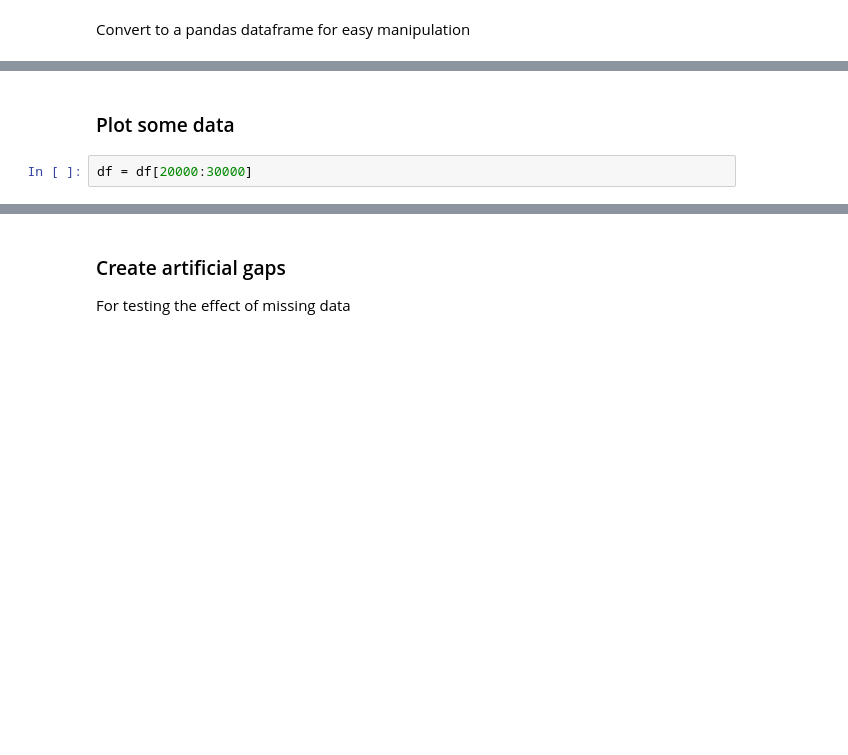
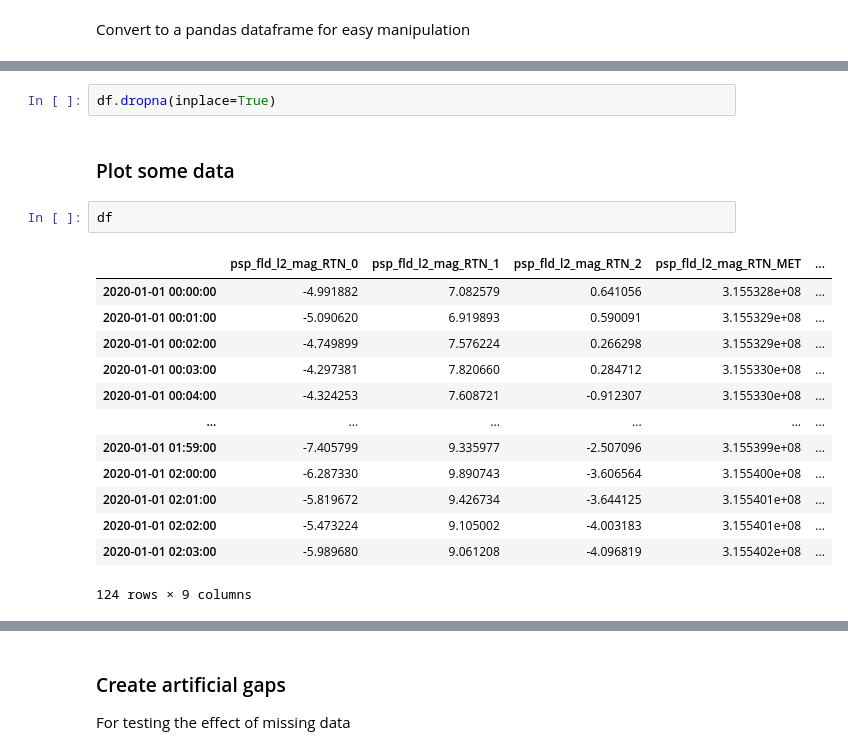
Before and after one commit to daniel-wrench/stellar-stats, a Jupyter notebook: notebooks/nasa_time_series_demo.ipynb, the cells around one changed output, grey strips where cells are left out. Cells and saved outputs as stored; diff of their text form; blank space fills up the shorter version.

```diff
--- a/notebooks/nasa_time_series_demo.ipynb
+++ b/notebooks/nasa_time_series_demo.ipynb
@@ -182,5 +176,21 @@ memory usage: 11.5 MB
+# %%
+df.dropna(inplace=True)
 # %% [markdown]
 ### Plot some data
-# %%
-df = df[20000:30000]
+# %%
+df
+# %% [output]
+|  | psp_fld_l2_mag_RTN_0 | psp_fld_l2_mag_RTN_1 | psp_fld_l2_mag_RTN_2 | psp_fld_l2_mag_RTN_MET | ... |
+| 2020-01-01 00:00:00 | -4.991882 | 7.082579 | 0.641056 | 3.155328e+08 | ... |
+| 2020-01-01 00:01:00 | -5.090620 | 6.919893 | 0.590091 | 3.155329e+08 | ... |
+| 2020-01-01 00:02:00 | -4.749899 | 7.576224 | 0.266298 | 3.155329e+08 | ... |
+| 2020-01-01 00:03:00 | -4.297381 | 7.820660 | 0.284712 | 3.155330e+08 | ... |
+| 2020-01-01 00:04:00 | -4.324253 | 7.608721 | -0.912307 | 3.155330e+08 | ... |
+| ... | ... | ... | ... | ... | ... |
+| 2020-01-01 01:59:00 | -7.405799 | 9.335977 | -2.507096 | 3.155399e+08 | ... |
+| 2020-01-01 02:00:00 | -6.287330 | 9.890743 | -3.606564 | 3.155400e+08 | ... |
+| 2020-01-01 02:01:00 | -5.819672 | 9.426734 | -3.644125 | 3.155401e+08 | ... |
+| 2020-01-01 02:02:00 | -5.473224 | 9.105002 | -4.003183 | 3.155401e+08 | ... |
+| 2020-01-01 02:03:00 | -5.989680 | 9.061208 | -4.096819 | 3.155402e+08 | ... |
+124 rows × 9 columns
 # %%
```
Also changed, not shown: parts of 14 cells of this notebook, 3 other files.
